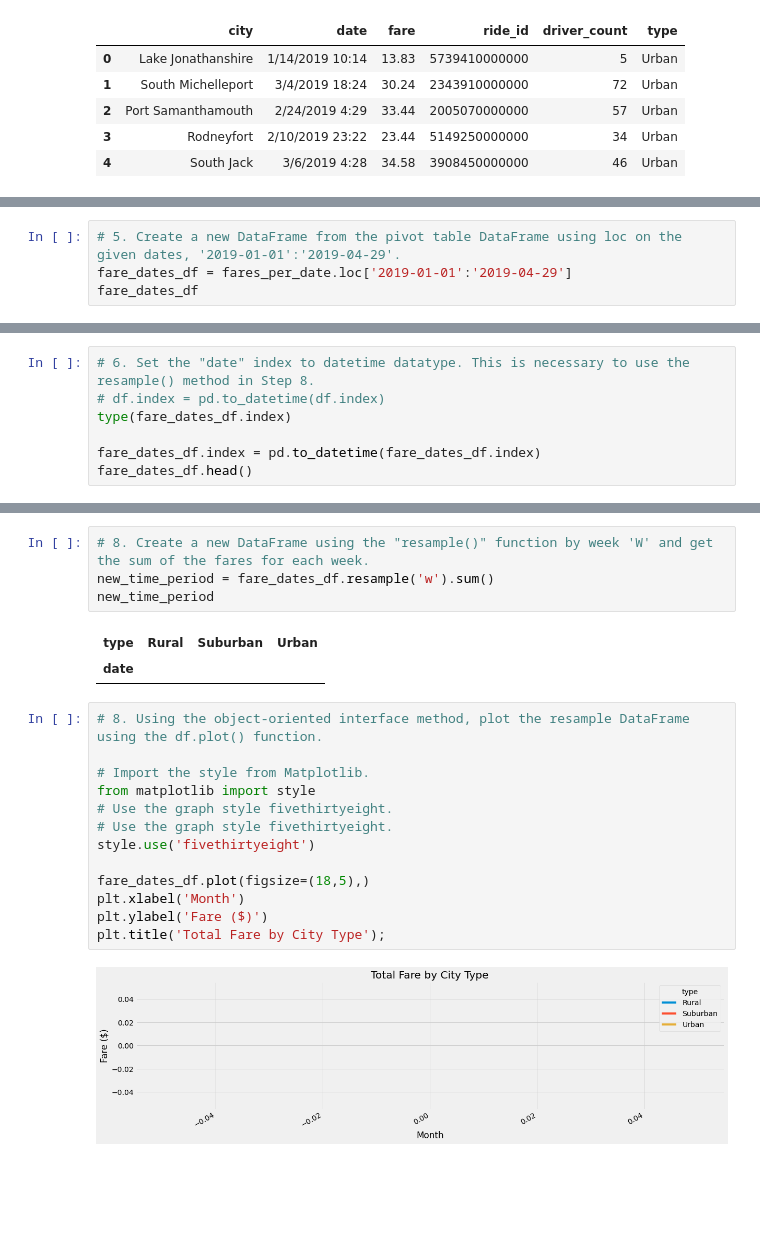
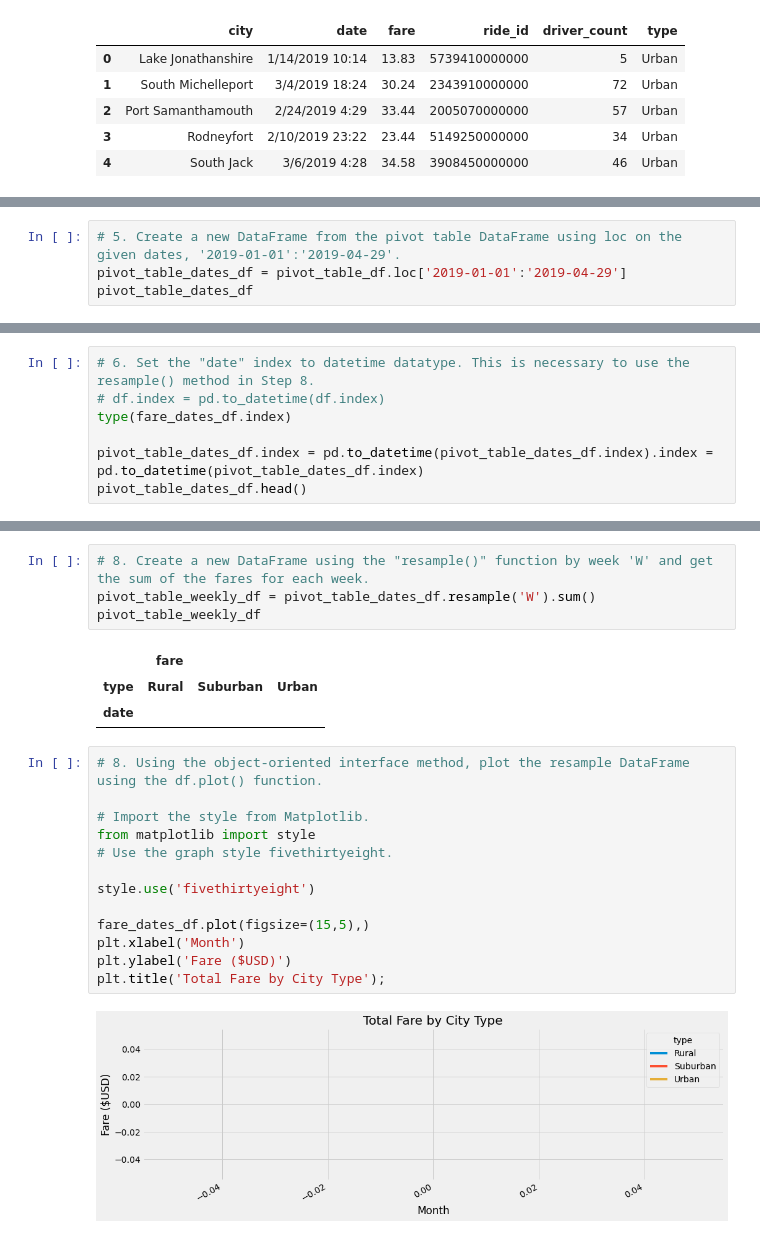
Before and after one commit to JamieOrozco/PyBer_Analysis, a Jupyter notebook: PyBer_Challenge.ipynb, the cells around one changed output, grey strips where cells are left out. Drawn from its saved outputs; the diff is of its cells as text; blank space fills up the shorter version.

```diff
--- a/PyBer_Challenge.ipynb
+++ b/PyBer_Challenge.ipynb
@@ -172,6 +179,6 @@ fares_per_date.head(10)
 | 1/1/2019 3:46 | NaN | NaN | 7.57 |
 # %%
 # 5. Create a new DataFrame from the pivot table DataFrame using loc on the given dates, '2019-01-01':'2019-04-29'.
-fare_dates_df = fares_per_date.loc['2019-01-01':'2019-04-29']
-fare_dates_df
+pivot_table_dates_df = pivot_table_df.loc['2019-01-01':'2019-04-29']
+pivot_table_dates_df
 # %% [output]
@@ -182,6 +190,6 @@ fare_dates_df
 # df.index = pd.to_datetime(df.index)
 type(fare_dates_df.index)
 
-fare_dates_df.index = pd.to_datetime(fare_dates_df.index)
-fare_dates_df.head()
+pivot_table_dates_df.index = pd.to_datetime(pivot_table_dates_df.index).index = pd.to_datetime(pivot_table_dates_df.index)
+pivot_table_dates_df.head()
 # %% [output]
@@ -203,23 +212,24 @@ dtypes: float64(3)
 memory usage: 0.0 bytes
 # %%
 # 8. Create a new DataFrame using the "resample()" function by week 'W' and get the sum of the fares for each week.
-new_time_period = fare_dates_df.resample('w').sum()
-new_time_period
+pivot_table_weekly_df = pivot_table_dates_df.resample('W').sum()
+pivot_table_weekly_df
 # %% [output]
+|  | fare |  |  |
 | type | Rural | Suburban | Urban |
 | date |  |  |  |
 # %%
 # 8. Using the object-oriented interface method, plot the resample DataFrame using the df.plot() function.
 
 # Import the style from Matplotlib.
 from matplotlib import style
 # Use the graph style fivethirtyeight.
-# Use the graph style fivethirtyeight.
+
 style.use('fivethirtyeight')
 
-fare_dates_df.plot(figsize=(18,5),)
+fare_dates_df.plot(figsize=(15,5),)
 plt.xlabel('Month')
-plt.ylabel('Fare ($)')
+plt.ylabel('Fare ($USD)')
 plt.title('Total Fare by City Type');
 # %% [output]
-[figure, old version]
+[figure, new version]
```
Also changed, not shown: parts of 16 cells of this notebook.
